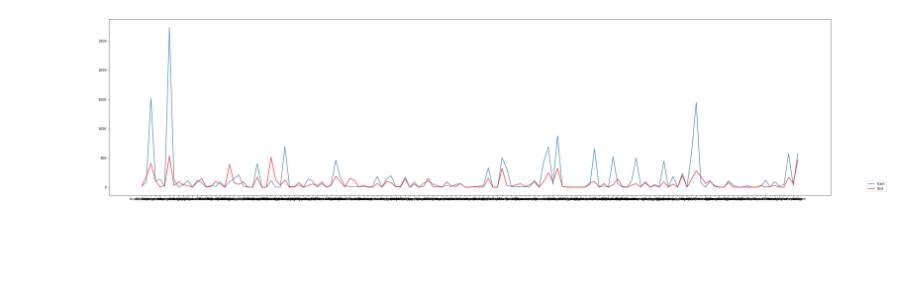
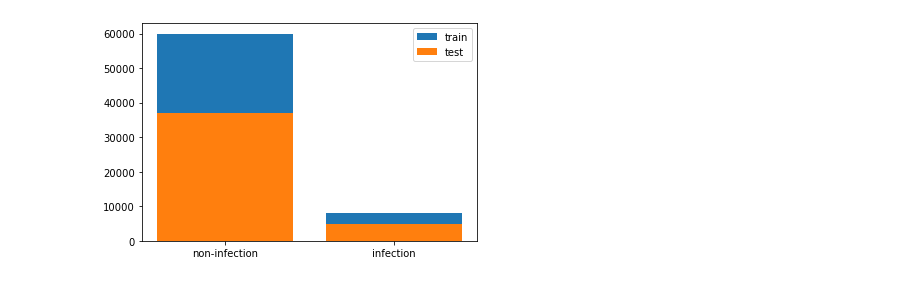
Before and after one commit to SeHwanYoo/child_skin_classification_infection, a Jupyter notebook: plot.ipynb, the cells around one changed output. Cells and saved outputs as stored; diff of their text form; code cells hidden in the pictures; blank space fills up the shorter version.

```diff
--- a/plot.ipynb
+++ b/plot.ipynb
@@ -46,9 +18,0 @@ writer = pd.ExcelWriter('C:/Users/user/Desktop/models/child_skin_classification/
-# %%
-total_df = pd.DataFrame(columns=['Disease', 'Train Count', 'Test Count'])
-for i, t in enumerate(total_list):
-    total_df.loc[i, 'Disease'] = t
-    total_df.loc[i, 'Train Count'] = train_classes_list[t]
-    total_df.loc[i, 'Test Count'] = test_classes_list[t]
-
-
-total_df
@@ -63,48 +19,74 @@ plt.show()
 # %%
-# 'head' : 0,
-# 'body' : 1,
-# 'upper' : 2,
-# 'ass' : 3,
-# 'bottom' : 4,
-# 'etc' : 5
-parts = ['head', 'body', 'upper', 'ass', 'bottom', 'etc']
+writer = pd.ExcelWriter('C:/Users/user/Desktop/models/child_skin_classification_infection/plots.xlsx', engine = 'xlsxwriter')
+parts = ['total', 'head', 'body', 'upper', 'ass', 'bottom', 'etc']
 
 for part in parts:
 
-    total_list = []
-    train_classes_list = {}
-    test_classes_list = {}
+    # total_list = []
+    train_classes_list = {'non-infection' : 0, 'infection': 0}
+    test_classes_list = {'non-infection' : 0, 'infection': 0}
 
     for i in train_list:
+
         for cls in os.listdir(os.path.join(base_path, f'H{i}')):
             if os.path.isdir(os.path.join(base_path, f'H{i}', cls)):
 
-                if cls not in total_list:
-                    total_list.append(cls)
+                if part == 'total':
+                    imgs = len(glob(os.path.join(base_path, f'H{i}', cls, f'*/*.jpg')))
+                else:
+                    imgs = len(glob(os.path.join(base_path, f'H{i}', cls, f'{part}/*.jpg')))
 
-                if cls in train_classes_list:
-                    train_classes_list[cls] += len(glob(os.path.join(base_path, f'H{i}', cls, f'{part}/*.jpg')))
+                if cls.lower().replace(' ', '') in params.name_dict1:
+                    cls = params.name_dict1[cls.lower().replace(' ', '')]
+
+                if cls.lower().replace(' ', '') in params.infection_list:
+                    train_classes_list['infection'] += imgs
                 else:
-                    train_classes_list[cls] = len(glob(os.path.join(base_path, f'H{i}', cls, f'{part}/*.jpg')))
+                    train_classes_list['non-infection'] += imgs
+
+    for i in test_list:
 
 
-    for i in test_list:
         for cls in os.listdir(os.path.join(base_path, f'H{i}')):
             if os.path.isdir(os.path.join(base_path, f'H{i}', cls)):
 
-                if cls not in total_list:
-                    total_list.append(cls)
+                if part == 'total':
+                    imgs = len(glob(os.path.join(base_path, f'H{i}', cls, f'*/*.jpg')))
+                else:
+                    imgs = len(glob(os.path.join(base_path, f'H{i}', cls, f'{part}/*.jpg')))
 
-                if cls in test_classes_list:
-                    test_classes_list[cls] += len(glob(os.path.join(base_path, f'H{i}', cls, f'{part}/*.jpg')))
+                if cls.lower().replace(' ', '') in params.name_dict1:
+                    cls = params.name_dict1[cls.lower().replace(' ', '')]
+
+                # if cls not in total_list:
+                #     total_list.append(cls)
+
+                if cls.lower().replace(' ', '') in params.infection_list:
+                    test_classes_list['infection'] += imgs
                 else:
-                    test_classes_list[cls] = len(glob(os.path.join(base_path, f'H{i}', cls, f'{part}/*.jpg')))
+                    test_classes_list['non-infection'] += imgs
+
+    total_df = pd.DataFrame(columns=['Disease', 'Train Count', 'Test Count'])
+
+    # for i, t in enumerate(total_list):
+    total_df.loc[0, 'Disease'] = 'non-infection'
+    total_df.loc[0, 'Train Count'] = train_classes_list['non-infection']
+    total_df.loc[0, 'Test Count'] = test_classes_list['non-infection']
+
+    total_df.loc[1, 'Disease'] = 'infection'
+    total_df.loc[1, 'Train Count'] = train_classes_list['infection']
+    total_df.loc[1, 'Test Count'] = test_classes_list['infection']
 
 
-    plt.figure(figsize=(40, 10))
-    plt.plot(total_list, [train_classes_list[i] for i in total_list], label='train')
-    plt.plot(total_list, [test_classes_list[i] for i in total_list], 'r', label='test')
-    plt.legend(loc=(1.05, 0.02))
+    # plt.figure(figsize=(20, 60))
+    plt.bar(['non-infection', 'infection'], [train_classes_list[i] for i in ['non-infection', 'infection']], label='train')
+    plt.bar(['non-infection', 'infection'], [test_classes_list[i] for i in ['non-infection', 'infection']], label='test')
+    plt.legend()
     plt.show()
+
+    total_df.to_excel(writer, sheet_name=part)
+
+writer.save()
+writer.close()
 # %% [output]
-[figure, old version]
+[figure, new version]
```
Also changed, not shown: parts of 6 cells of this notebook, 2 other files.
